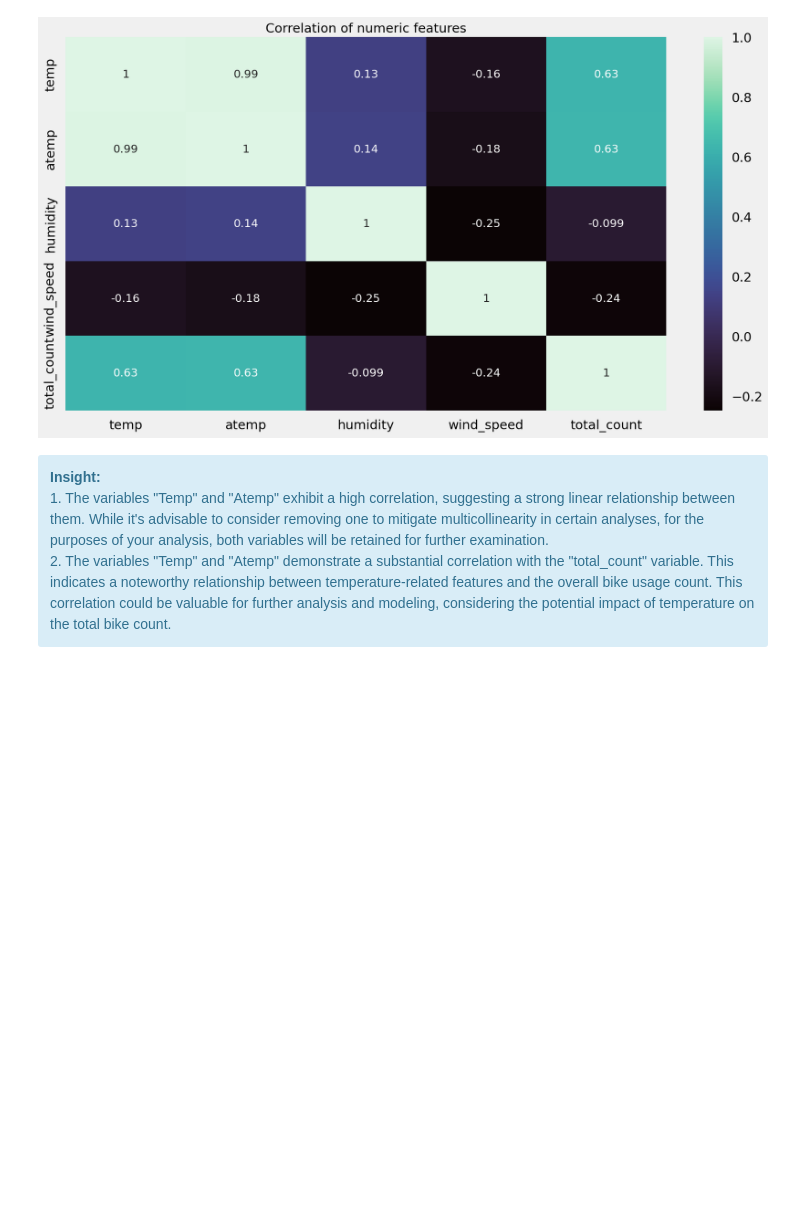
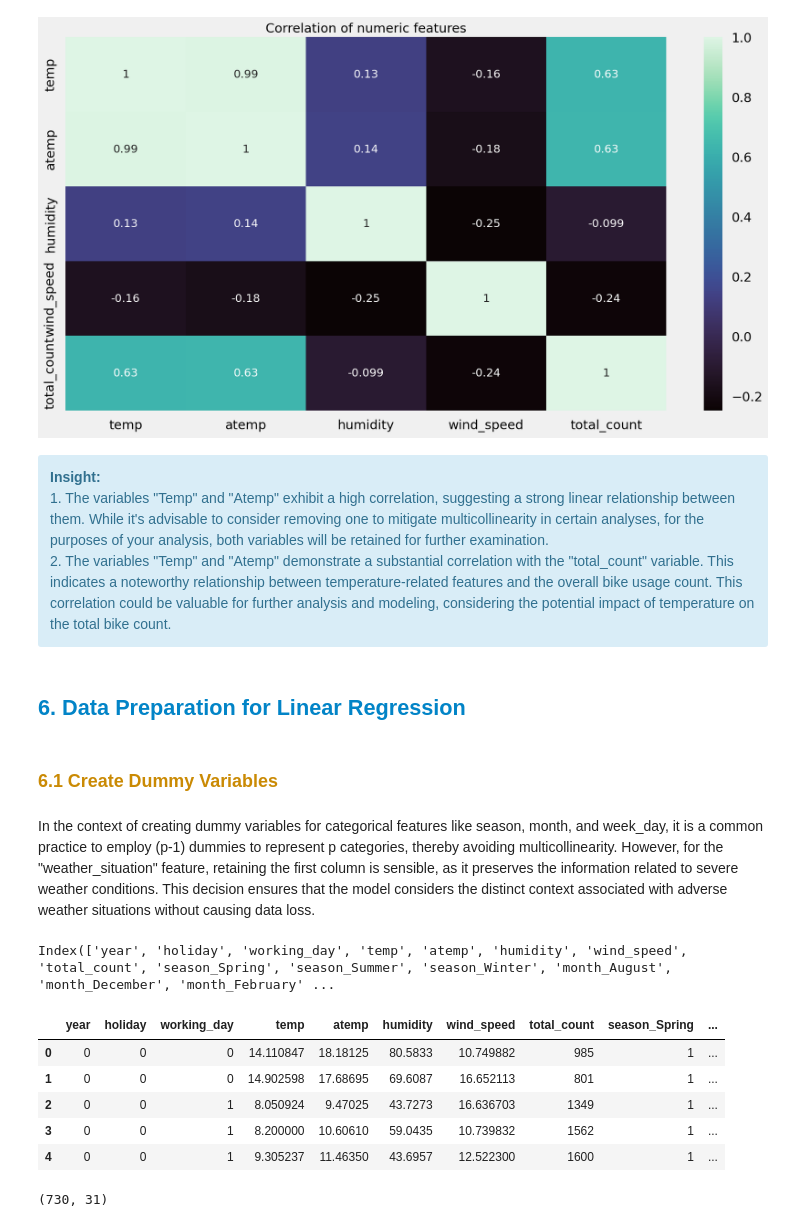
Before and after one commit to krisalay/bike-sharing, a Jupyter notebook: notebook.ipynb, the cells around one changed output. Drawn from its saved outputs; the diff is of its cells as text; code cells hidden in the pictures; blank space fills up the shorter version.

```diff
--- a/notebook.ipynb
+++ b/notebook.ipynb
@@ -1027,3 +1038,19 @@ plt.show()
         2. The variables "Temp" and "Atemp" demonstrate a substantial correlation with the "total_count" variable. This indicates a noteworthy relationship between temperature-related features and the overall bike usage count. This correlation could be valuable for further analysis and modeling, considering the potential impact of temperature on the total bike count.
     </span>
 </div>
+# %% [markdown]
+<a id="import"></a>
+<h2>
+    <span style='font-family:Arial, Helvetica, sans-serif; color: #0284c7'>
+        6. Data Preparation for Linear Regression
+    </span>
+</h2>
+# %% [markdown]
+<a id="null"></a>
+<h3>
+    <span style='font-family:Arial, Helvetica, sans-serif; color: #ca8a04'>
+        6.1 Create Dummy Variables
+    </span>
+</h3>
+# %% [markdown]
+In the context of creating dummy variables for categorical features like season, month, and week_day, it is a common practice to employ (p-1) dummies to represent p categories, thereby avoiding multicollinearity. However, for the "weather_situation" feature, retaining the first column is sensible, as it preserves the information related to severe weather conditions. This decision ensures that the model considers the distinct context associated with adverse weather situations without causing data loss.
@@ -1029,0 +1061,19 @@ plt.show()
+# %%
+#printing columns after creating dummies
+day_df.columns
+# %% [output]
+Index(['year', 'holiday', 'working_day', 'temp', 'atemp', 'humidity', 'wind_speed', 'total_count', 'season_Spring', 'season_Summer', 'season_Winter', 'month_August', 'month_December', 'month_February' ...
+# %%
+# Print first few rows for inspection
+day_df.head()
+# %% [output]
+|  | year | holiday | working_day | temp | atemp | humidity | wind_speed | total_count | season_Spring | ... |
+| 0 | 0 | 0 | 0 | 14.110847 | 18.18125 | 80.5833 | 10.749882 | 985 | 1 | ... |
+| 1 | 0 | 0 | 0 | 14.902598 | 17.68695 | 69.6087 | 16.652113 | 801 | 1 | ... |
+| 2 | 0 | 0 | 1 | 8.050924 | 9.47025 | 43.7273 | 16.636703 | 1349 | 1 | ... |
+| 3 | 0 | 0 | 1 | 8.200000 | 10.60610 | 59.0435 | 10.739832 | 1562 | 1 | ... |
+| 4 | 0 | 0 | 1 | 9.305237 | 11.46350 | 43.6957 | 12.522300 | 1600 | 1 | ... |
+# %%
+day_df.shape
+# %% [output]
+(730, 31)
```
Also changed, not shown: parts of 50 cells of this notebook, 2 other files.
